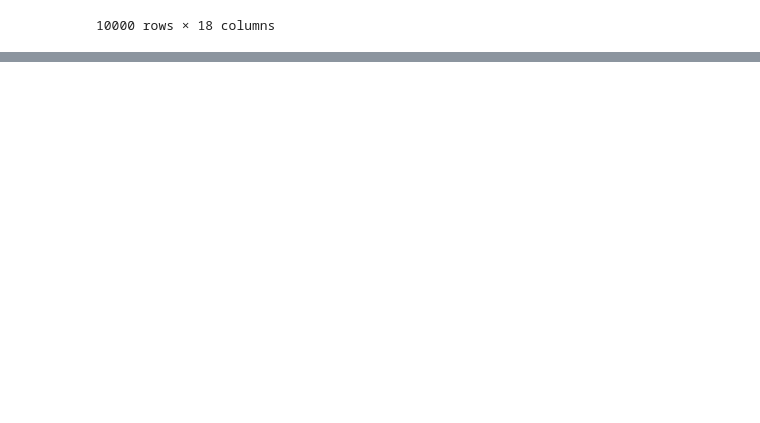
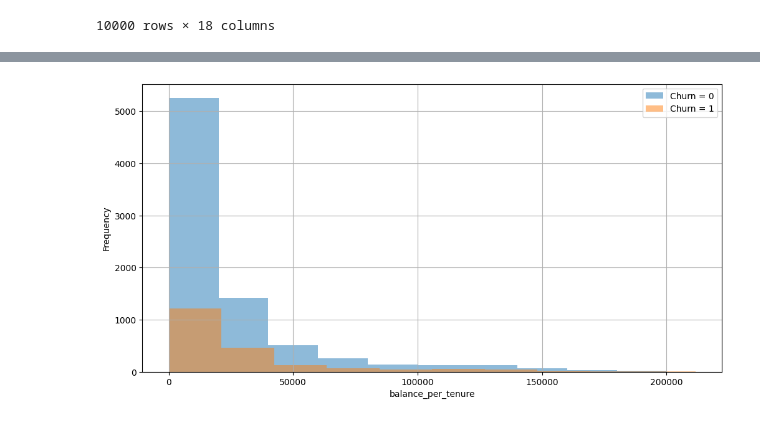
Before and after one commit to coconutkim/project_churn, a Jupyter notebook: data2.ipynb, the cells around one changed output, grey strips where cells are left out. Saved outputs shown, nothing was run; the diff lists cells and outputs as text; code cells hidden in the pictures; blank space fills up the shorter version.

```diff
--- a/data2.ipynb
+++ b/data2.ipynb
@@ -533,0 +550,16 @@ Feature1의 정보 이득: 0.5537961041985692
+# %%
+import pandas as pd
+import matplotlib.pyplot as plt
+
+# 히스토그램 플롯
+plt.figure(figsize=(12, 6))
+plt.hist(df[df['churn'] == 0]['balance_per_tenure'], bins=10, alpha=0.5, label='Churn = 0')
+plt.hist(df[df['churn'] == 1]['balance_per_tenure'], bins=10, alpha=0.5, label='Churn = 1')
+# plt.title('Histogram of Balance by Churn')
+plt.xlabel('balance_per_tenure')
+plt.ylabel('Frequency')
+plt.legend()
+plt.grid(True)
+plt.show()
+# %% [output]
+[figure, added]
```
Also changed, not shown: parts of 10 cells of this notebook, 1 other file.
